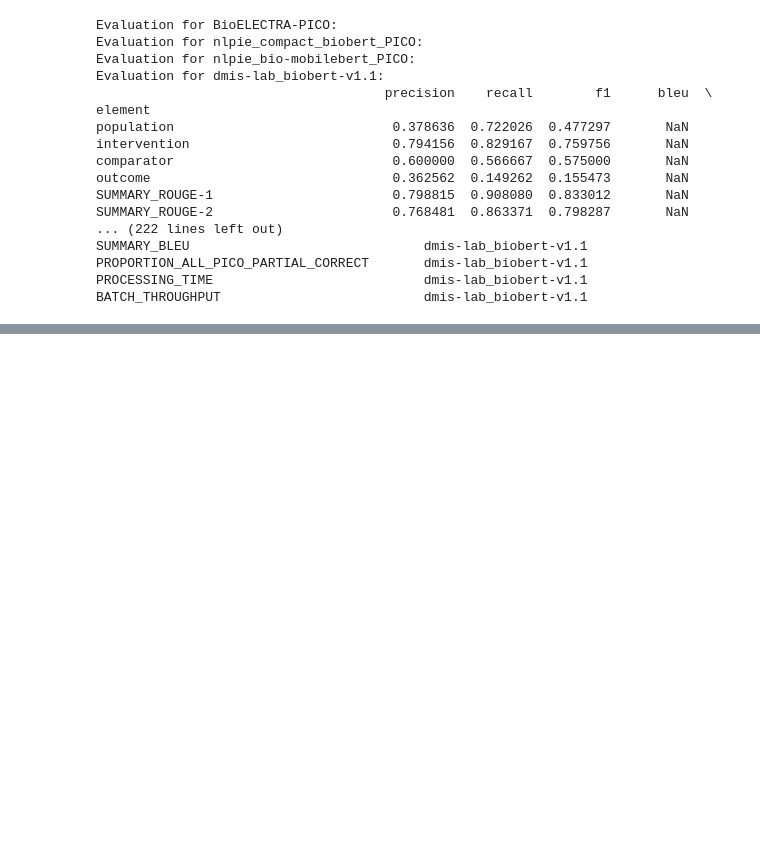
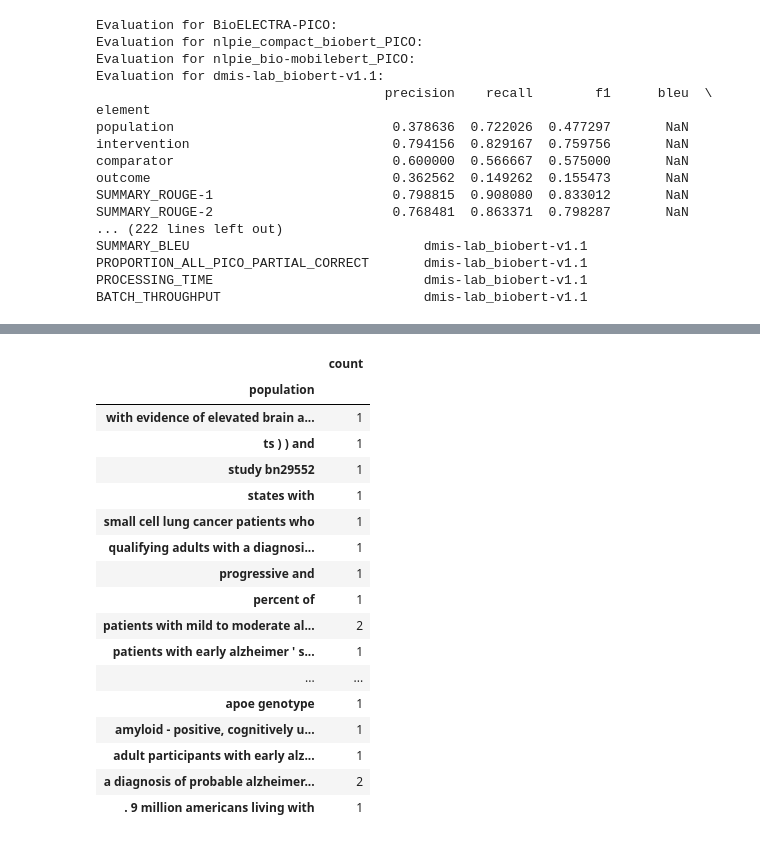
Before and after one commit to ElenJ/biomed-extractor, a Jupyter notebook: app/nlp/compare_model_performance.ipynb, the cells around one changed output, grey strips where cells are left out. Drawn from its saved outputs; the diff is of its cells as text; code cells hidden in the pictures; blank space fills up the shorter version.

```diff
--- a/app/nlp/compare_model_performance.ipynb
+++ b/app/nlp/compare_model_performance.ipynb
@@ -368,0 +459,27 @@ combined_table.to_csv("all model results on gold.txt", sep='\t', decimal=',')
+# %%
+agg_df_population = (
+    clinicaltrials_processed.drop_duplicates(subset=['nctId', 'population'])
+    .groupby('population')
+    .agg(count=('population', 'size'))
+    .sort_values(by='population', ascending=False)
+)
+agg_df_population
+# %% [output]
+|  | count |
+| population |  |
+| with evidence of elevated brain a... | 1 |
+| ts ) ) and | 1 |
+| study bn29552 | 1 |
+| states with | 1 |
+| small cell lung cancer patients who | 1 |
+| qualifying adults with a diagnosi... | 1 |
+| progressive and | 1 |
+| percent of | 1 |
+| patients with mild to moderate al... | 2 |
+| patients with early alzheimer ' s... | 1 |
+| ... | ... |
+| apoe genotype | 1 |
+| amyloid - positive, cognitively u... | 1 |
+| adult participants with early alz... | 1 |
+| a diagnosis of probable alzheimer... | 2 |
+| . 9 million americans living with | 1 |
```
Also changed, not shown: parts of 9 cells of this notebook.
